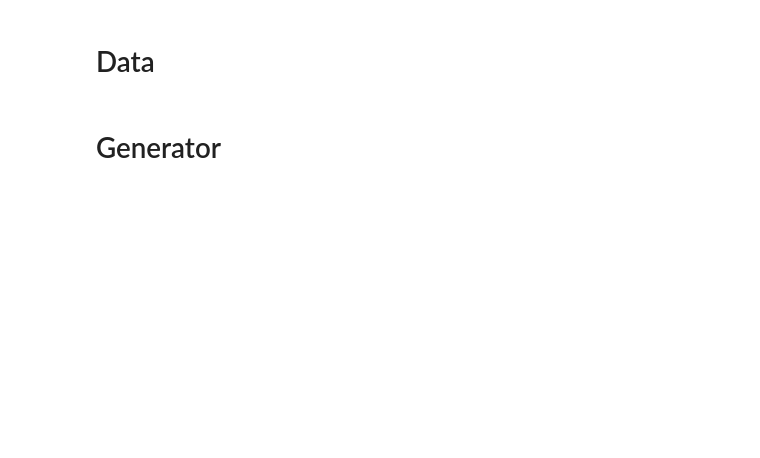
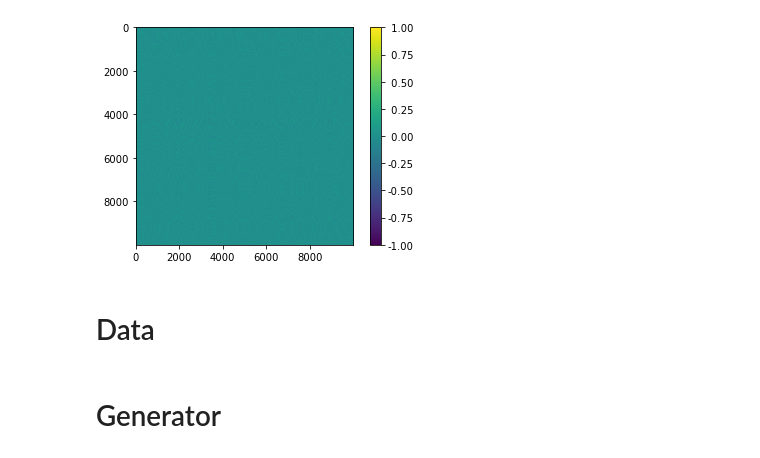
Before and after one commit to pykao/QuantumGAN-PyTorch, a Jupyter notebook: misc/valid_unique_molecules_molgan.ipynb, the cells around one changed output. Cells and saved outputs as stored; diff of their text form; code cells hidden in the pictures; blank space fills up the shorter version.

```diff
--- a/misc/valid_unique_molecules_molgan.ipynb
+++ b/misc/valid_unique_molecules_molgan.ipynb
@@ -13,12 +12,10 @@ os.chdir('../')
 device = 'cpu'
 # %%
-date = '20211014_151730'
+date = '20211007_120838'
 
 resume_iters = 120
 
-test_sample_size = 50
-
-layer =1
+test_sample_size = 10000
 
 z_dim = 8
 # %%
@@ -28,6 +25,17 @@ def sample_z(batch_size):
     return np.random.normal(0, 1, size=(batch_size, z_dim))
 # %%
 z = sample_z(test_sample_size)
+# %%
+corr_matrix = np.corrcoef(z).round(decimals=2)
+# %%
+fig, ax = plt.subplots()
+im = ax.imshow(corr_matrix)
+im.set_clim(-1, 1)
+cbar = ax.figure.colorbar(im, ax=ax, format='% .2f')
+ax.grid(False)
+plt.show()
+# %% [output]
+[figure, added]
 # %% [markdown]
 # Data
 # %%
```
Also changed, not shown: parts of 21 cells of this notebook, 1 other file.
